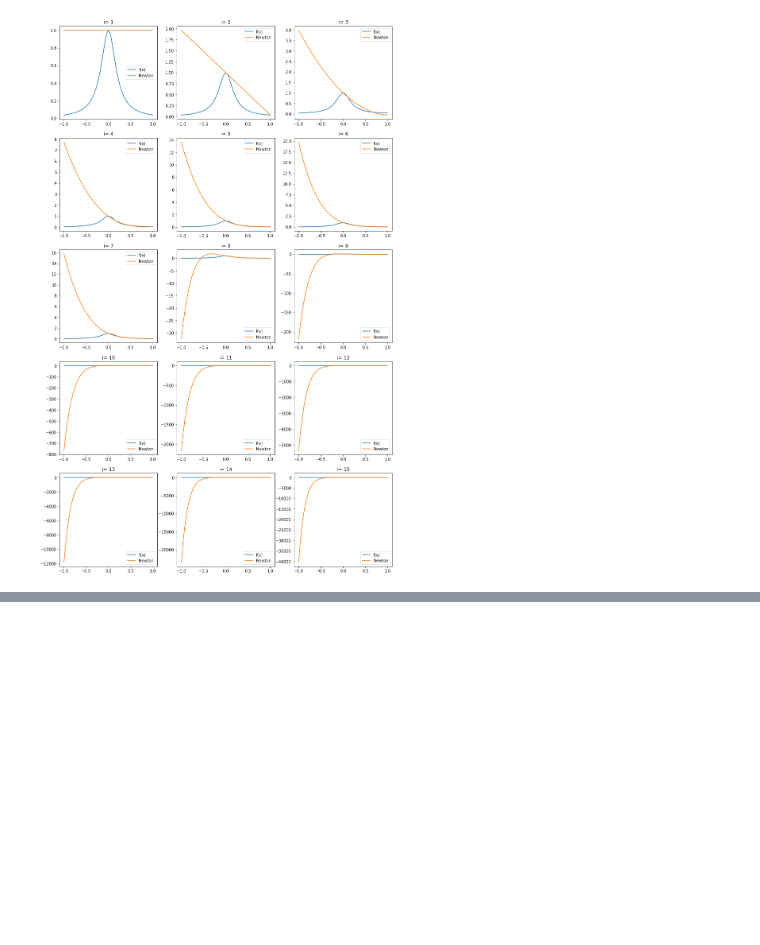
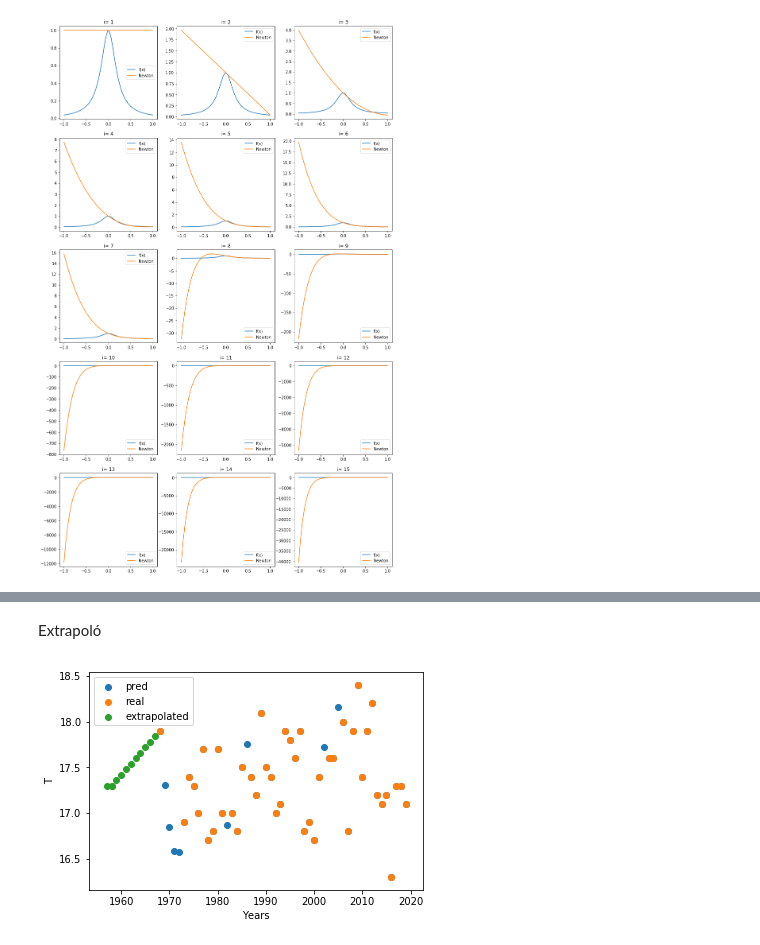
Before and after one commit to alexwicher/Numerico2020, a Jupyter notebook: Lab3/lab3.ipynb, the cells around one changed output, grey strips where cells are left out. Saved outputs shown, nothing was run; the diff lists cells and outputs as text; code cells hidden in the pictures; blank space fills up the shorter version.

```diff
--- a/Lab3/lab3.ipynb
+++ b/Lab3/lab3.ipynb
@@ -129,0 +167,16 @@ df.head()
+# %% [markdown]
+Extrapoló
+# %%
+zDataExtrapolated = range(1957, 1968)
+zExtrapolated = np.interp(zDataExtrapolated, xData, yData)
+zData = range(1968,2022)
+zSpline = cubic_spline(zData)
+plt.xlabel('Years')
+plt.ylabel('T')
+plt.scatter(zData,zSpline,label = 'pred')
+plt.scatter(xData,yData,label = 'real')
+plt.scatter(zDataExtrapolated,zExtrapolated,label = 'extrapolated')
+plt.legend()
+plt.show()
+# %% [output]
+[figure, added]
```
Also changed, not shown: parts of 9 cells of this notebook.
